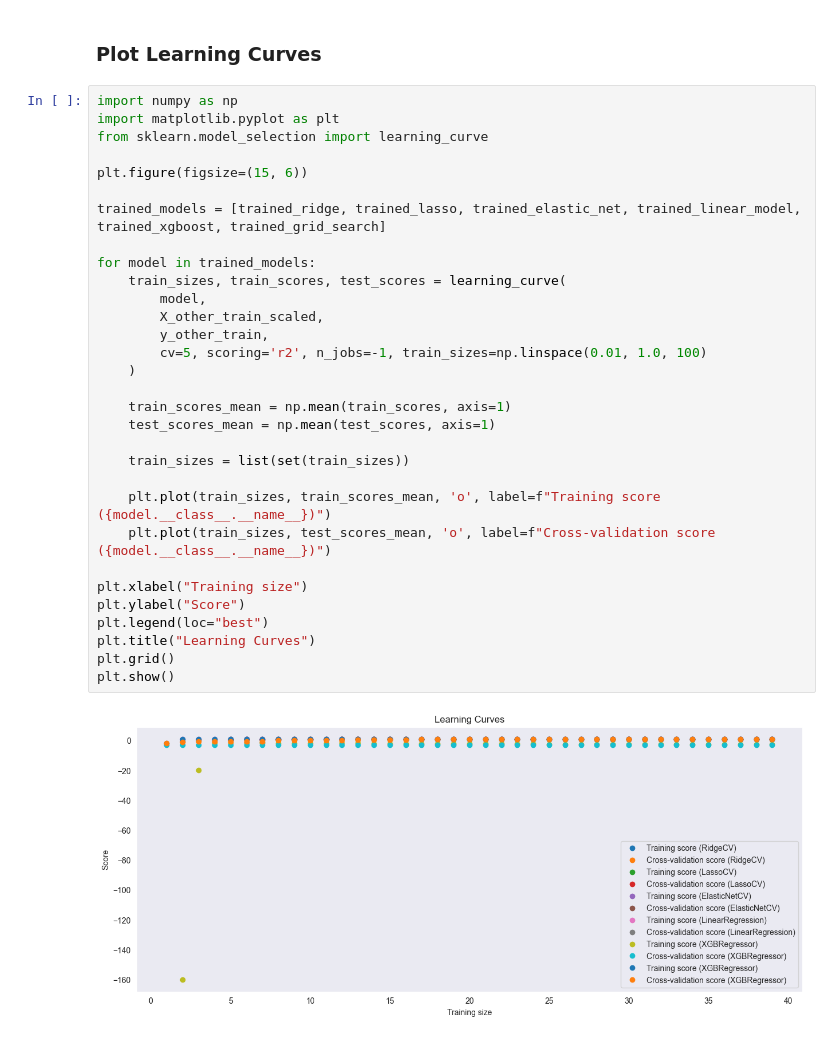
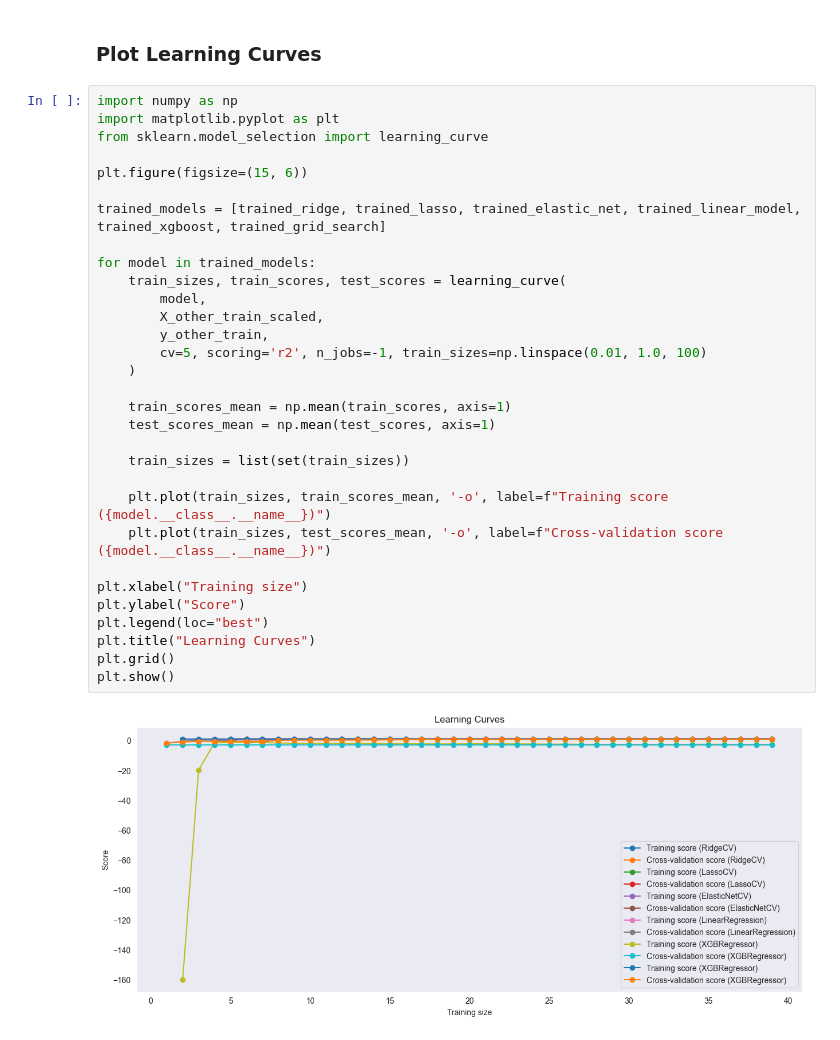
Before and after one commit to faustojc/datascience-ai, a Jupyter notebook: thesis/train_model.ipynb, the cells around one changed output. Drawn from its saved outputs; the diff is of its cells as text.

```diff
--- a/thesis/train_model.ipynb
+++ b/thesis/train_model.ipynb
@@ -457,33 +457,33 @@ Text(0.5, 1.0, 'Sequential Model Prediction')
 # %%
 import numpy as np
 import matplotlib.pyplot as plt
 from sklearn.model_selection import learning_curve
 
 plt.figure(figsize=(15, 6))
 
 trained_models = [trained_ridge, trained_lasso, trained_elastic_net, trained_linear_model, trained_xgboost, trained_grid_search]
 
 for model in trained_models:
     train_sizes, train_scores, test_scores = learning_curve(
         model,
         X_other_train_scaled,
         y_other_train,
         cv=5, scoring='r2', n_jobs=-1, train_sizes=np.linspace(0.01, 1.0, 100)
     )
 
     train_scores_mean = np.mean(train_scores, axis=1)
     test_scores_mean = np.mean(test_scores, axis=1)
 
     train_sizes = list(set(train_sizes))
 
-    plt.plot(train_sizes, train_scores_mean, 'o', label=f"Training score ({model.__class__.__name__})")
-    plt.plot(train_sizes, test_scores_mean, 'o', label=f"Cross-validation score ({model.__class__.__name__})")
+    plt.plot(train_sizes, train_scores_mean, '-o', label=f"Training score ({model.__class__.__name__})")
+    plt.plot(train_sizes, test_scores_mean, '-o', label=f"Cross-validation score ({model.__class__.__name__})")
 
 plt.xlabel("Training size")
 plt.ylabel("Score")
 plt.legend(loc="best")
 plt.title("Learning Curves")
 plt.grid()
 plt.show()
 # %% [output]
-[figure, old version]
+[figure, new version]
```
